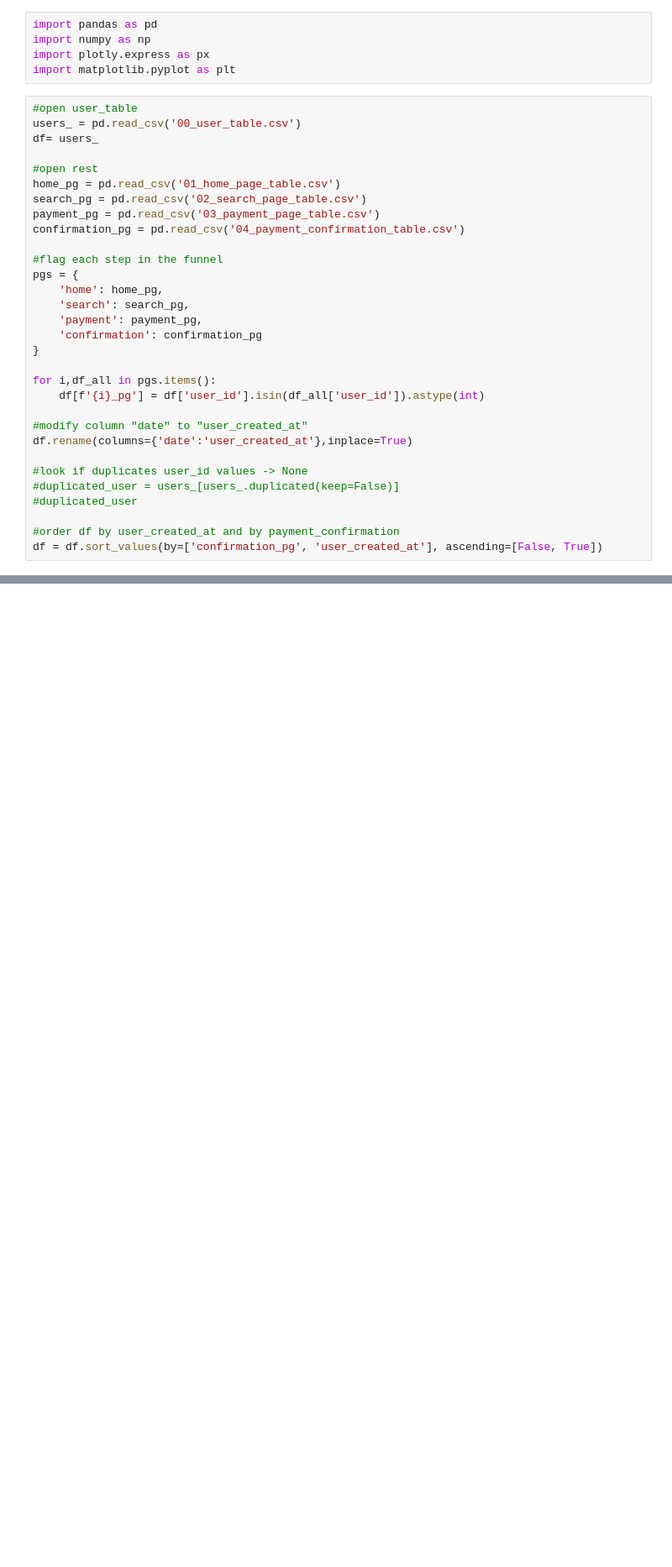
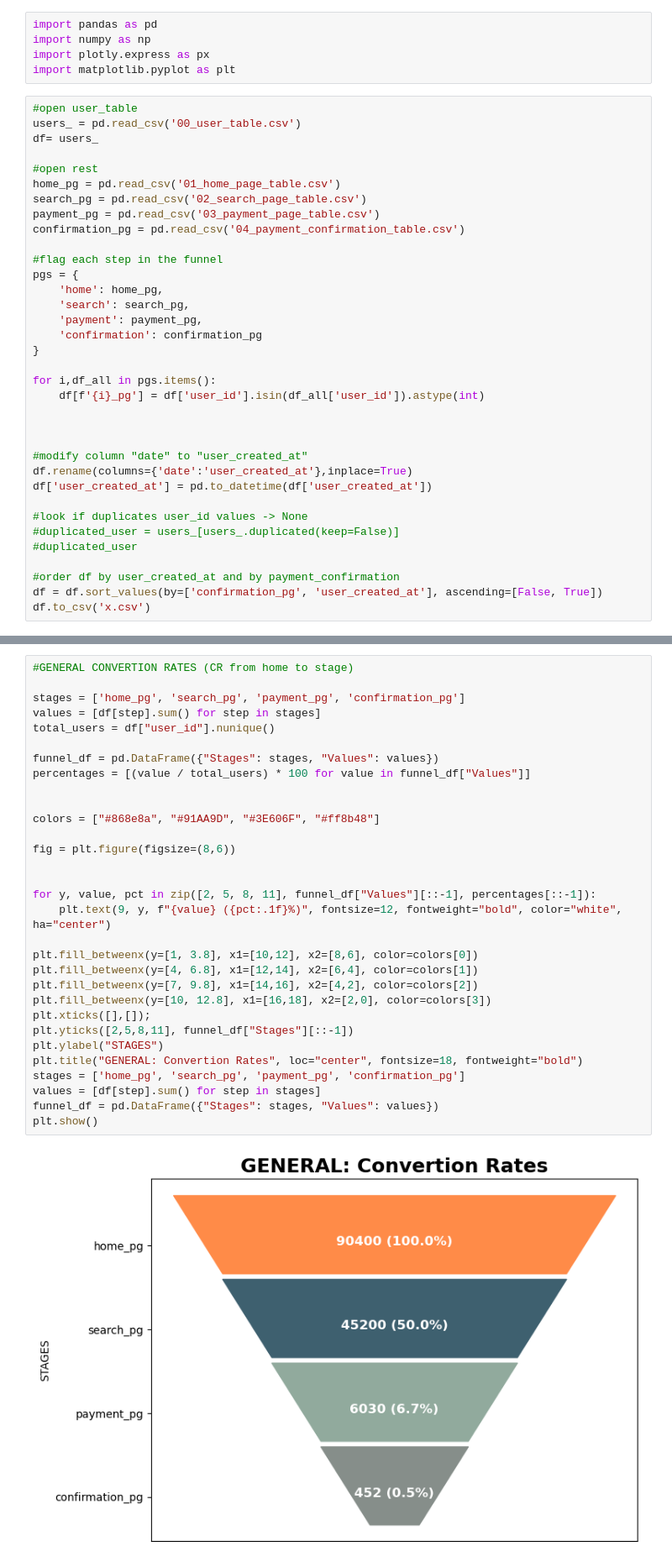
Before and after one commit to NicoapBol/Data-Analytics-Projects, a Jupyter notebook: 007. Clara Data Case/00_case_code.ipynb, the cells around one changed output, grey strips where cells are left out. Shown: that part at 84% size. Saved outputs shown, nothing was run; the diff lists cells and outputs as text; blank space fills up the shorter version.

```diff
--- a/007. Clara Data Case/00_case_code.ipynb
+++ b/007. Clara Data Case/00_case_code.ipynb
@@ -25,8 +27,11 @@ pgs = {
 for i,df_all in pgs.items():
     df[f'{i}_pg'] = df['user_id'].isin(df_all['user_id']).astype(int)
 
+
+
 #modify column "date" to "user_created_at"
 df.rename(columns={'date':'user_created_at'},inplace=True)
+df['user_created_at'] = pd.to_datetime(df['user_created_at'])
 
 #look if duplicates user_id values -> None
 #duplicated_user = users_[users_.duplicated(keep=False)]
@@ -34,3 +39,4 @@ df.rename(columns={'date':'user_created_at'},inplace=True)
 
 #order df by user_created_at and by payment_confirmation
 df = df.sort_values(by=['confirmation_pg', 'user_created_at'], ascending=[False, True])
+df.to_csv('x.csv')
@@ -175,0 +90,33 @@ fig.show()
+# %%
+#GENERAL CONVERTION RATES (CR from home to stage)
+
+stages = ['home_pg', 'search_pg', 'payment_pg', 'confirmation_pg']
+values = [df[step].sum() for step in stages]
+total_users = df["user_id"].nunique()
+
+funnel_df = pd.DataFrame({"Stages": stages, "Values": values})
+percentages = [(value / total_users) * 100 for value in funnel_df["Values"]]
+
+
+colors = ["#868e8a", "#91AA9D", "#3E606F", "#ff8b48"]
+
+fig = plt.figure(figsize=(8,6))
+
+
+for y, value, pct in zip([2, 5, 8, 11], funnel_df["Values"][::-1], percentages[::-1]):
+    plt.text(9, y, f"{value} ({pct:.1f}%)", fontsize=12, fontweight="bold", color="white", ha="center")
+
+plt.fill_betweenx(y=[1, 3.8], x1=[10,12], x2=[8,6], color=colors[0])
+plt.fill_betweenx(y=[4, 6.8], x1=[12,14], x2=[6,4], color=colors[1])
+plt.fill_betweenx(y=[7, 9.8], x1=[14,16], x2=[4,2], color=colors[2])
+plt.fill_betweenx(y=[10, 12.8], x1=[16,18], x2=[2,0], color=colors[3])
+plt.xticks([],[]);
+plt.yticks([2,5,8,11], funnel_df["Stages"][::-1])
+plt.ylabel("STAGES")
+plt.title("GENERAL: Convertion Rates", loc="center", fontsize=18, fontweight="bold")
+stages = ['home_pg', 'search_pg', 'payment_pg', 'confirmation_pg']
+values = [df[step].sum() for step in stages]
+funnel_df = pd.DataFrame({"Stages": stages, "Values": values})
+plt.show()
+# %% [output]
+[figure, added]
```
Also changed, not shown: parts of 27 cells of this notebook, 1 other file.
